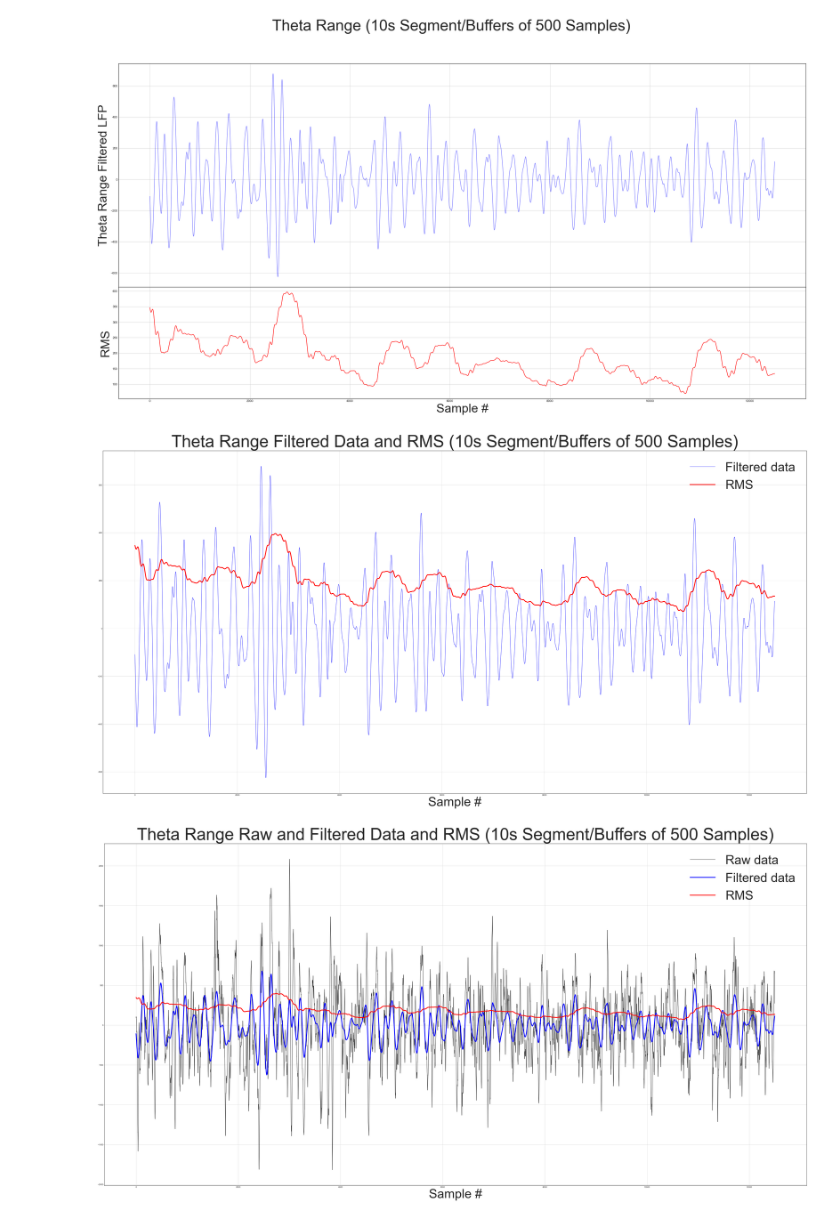
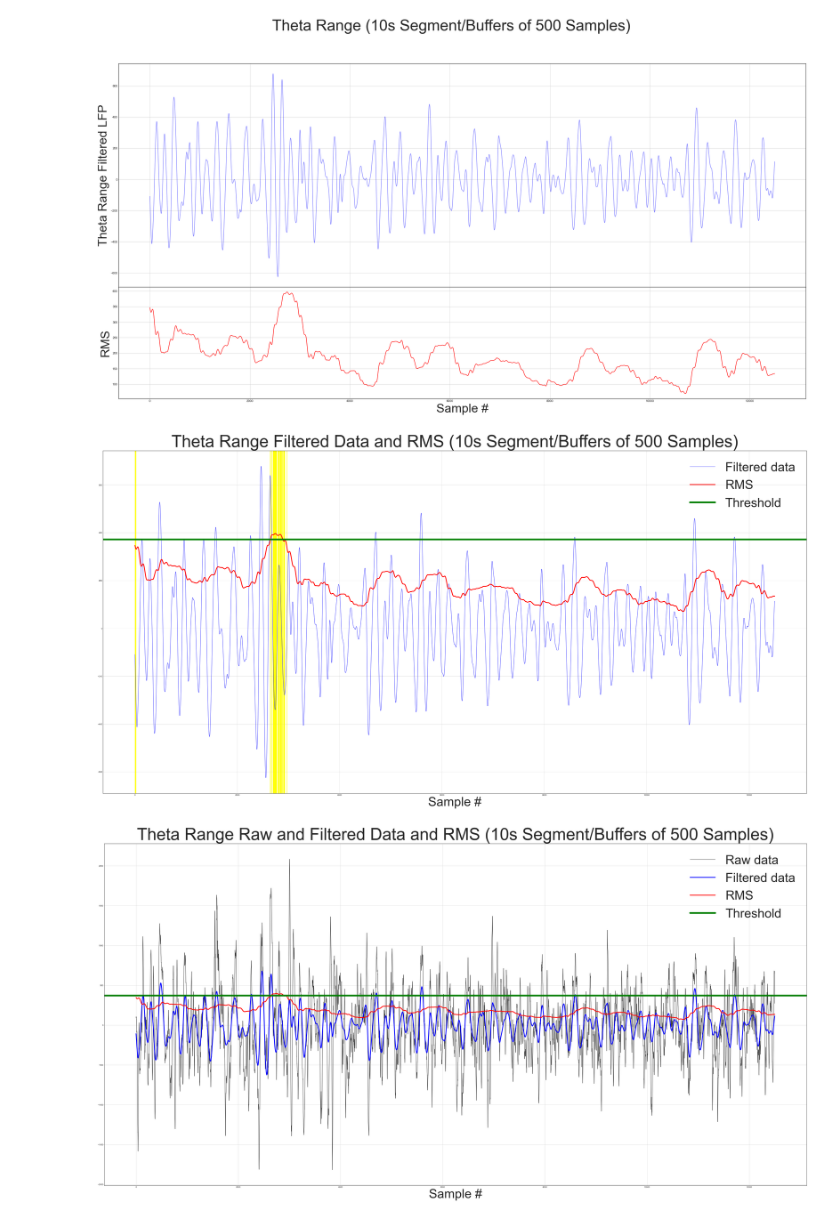
Before and after one commit to JhanLiufu/SWRControl2021_Yu, a Jupyter notebook: OfflineTest.ipynb, the cells around one changed output. Drawn from its saved outputs; the diff is of its cells as text; code cells hidden in the pictures.

Commit message:
Threshold and stimulations added to plots

```diff
--- a/OfflineTest.ipynb
+++ b/OfflineTest.ipynb
@@ -285,0 +307,22 @@ for i in range(2499,14999):
+# %%
+# Run the detection_with_rms() function independently on raw data
+#ripple_decision_list_short_500 = [False, False]
+theta_decision_list_short_500 = [False, False]
+
+#ripple_stimulation_list_short_500 = []
+theta_stimulation_list_short_500 = []
+
+for i in range(2499,14999):
+    buffer = lfp_data[i-499:i]
+    #ripple_decision_short_500 = detection_with_rms(buffer,140,225,ripple_rms_threshold_short_500)
+    theta_decision_short_500 = detection_with_rms(buffer,4,8,theta_rms_threshold_short_500)
+    #ripple_decision_list_short_500.append(ripple_decision_short_500)
+    theta_decision_list_short_500.append(theta_decision_short_500)
+
+    #ripple_stimulation_short_500 = False
+    theta_stimulation_short_500 = True
+    for m in range(len(theta_decision_list_short_500)-3, len(theta_decision_list_short_500)):
+        if theta_decision_list_short_500[m] == False:
+            theta_stimulation_short_500 = False
+
+    theta_stimulation_list_short_500.append(theta_stimulation_short_500)
@@ -315,23 +378,30 @@ plt.show()
 [figure]
 # %%
 plt.figure(figsize=(60,30))
+
+for s in range(0,len(theta_stimulation_list_short_500)):
+    if theta_stimulation_list_short_500[s]:
+        plt.axvline(x=s, color='yellow',alpha=0.5)
+
 #plt.plot(ripple_range_filtered_data[2499:14999],color='b',alpha=0.5,label='Filtered data')
 #plt.plot(sharp_wave_range_filtered_data[2499:14999],color='b',alpha=0.8,label='Filtered data')
 plt.plot(theta_range_filtered_data[2499:14999],color='b',alpha=0.8,label='Filtered data')
 #plt.plot(ripple_rms_history_short_buffer500,linewidth = '4', color='r',alpha=1,label='RMS')
 #plt.plot(sw_rms_history_short_buffer500,linewidth = '4', color='r',alpha=1,label='RMS')
 plt.plot(theta_rms_history_short_buffer500,linewidth = '4', color='r',alpha=1,label='RMS')
+plt.axhline(y=theta_rms_threshold_short_500, color='green',linewidth = '8',label='Threshold')
+
 plt.grid(True)
 plt.xlabel('Sample #',fontsize=60)
 #plt.title('Ripple-Range Filtered Data and RMS (10s Segment/Buffers of 500 Samples)',fontsize=80)
 #plt.title('Sharp-wave Range Filtered Data and RMS (10s Segment/Buffers of 500 Samples)',fontsize=80)
 plt.title('Theta Range Filtered Data and RMS (10s Segment/Buffers of 500 Samples)',fontsize=80)
 plt.legend(fontsize=60)
 #plt.savefig(r'C:\Users\John LauFoo\Desktop\sharp_wave_10s_500_rms+filtered(sup).png')
 plt.savefig(r'C:\Users\John LauFoo\Desktop\theta_10s_500_rms+filtered(sup).png')
 plt.show()
 # %% [output]
-[figure, old version]
+[figure, new version]
 # %%
 plt.figure(figsize=(60,30))
 plt.style.use('seaborn-white')
@@ -342,6 +412,7 @@ plt.plot(theta_range_filtered_data[2499:14999],color='b',linewidth = '4', alpha=
 #plt.plot(ripple_rms_history_short_buffer500,linewidth = '4', color='r',alpha=1,label='RMS')
 #plt.plot(sw_rms_history_short_buffer500,linewidth = '6', color='r',alpha=1,label='RMS')
 plt.plot(theta_rms_history_short_buffer500,linewidth = '4', color='r',alpha=1,label='RMS')
+plt.axhline(y=theta_rms_threshold_short_500, color='green',linewidth = '8',label='Threshold')
 plt.grid(True)
 #plt.title('Ripple-Range Raw and Filtered Data and RMS (10s Segment/Buffers of 500 Samples)',fontsize=80)
 #plt.title('Sharp-wave Range Raw and Filtered Data and RMS (10s Segment/Buffers of 500 Samples)',fontsize=80)
@@ -349,7 +420,7 @@ plt.title('Theta Range Raw and Filtered Data and RMS (10s Segment/Buffers of 500
 plt.legend(fontsize=60)
 plt.xlabel('Sample #',fontsize=60)
 #plt.savefig(r'C:\Users\John LauFoo\Desktop\sw_10s_500_rms+filtered+raw(sup).png')
-plt.savefig(r'C:\Users\John LauFoo\Desktop\theta_10s_500_rms+filtered+raw(sup).png')
+#plt.savefig(r'C:\Users\John LauFoo\Desktop\theta_10s_500_rms+filtered+raw(sup).png')
 plt.show()
 # %% [output]
-[figure, old version]
+[figure, new version]
```
Also changed, not shown: parts of 8 cells of this notebook.
